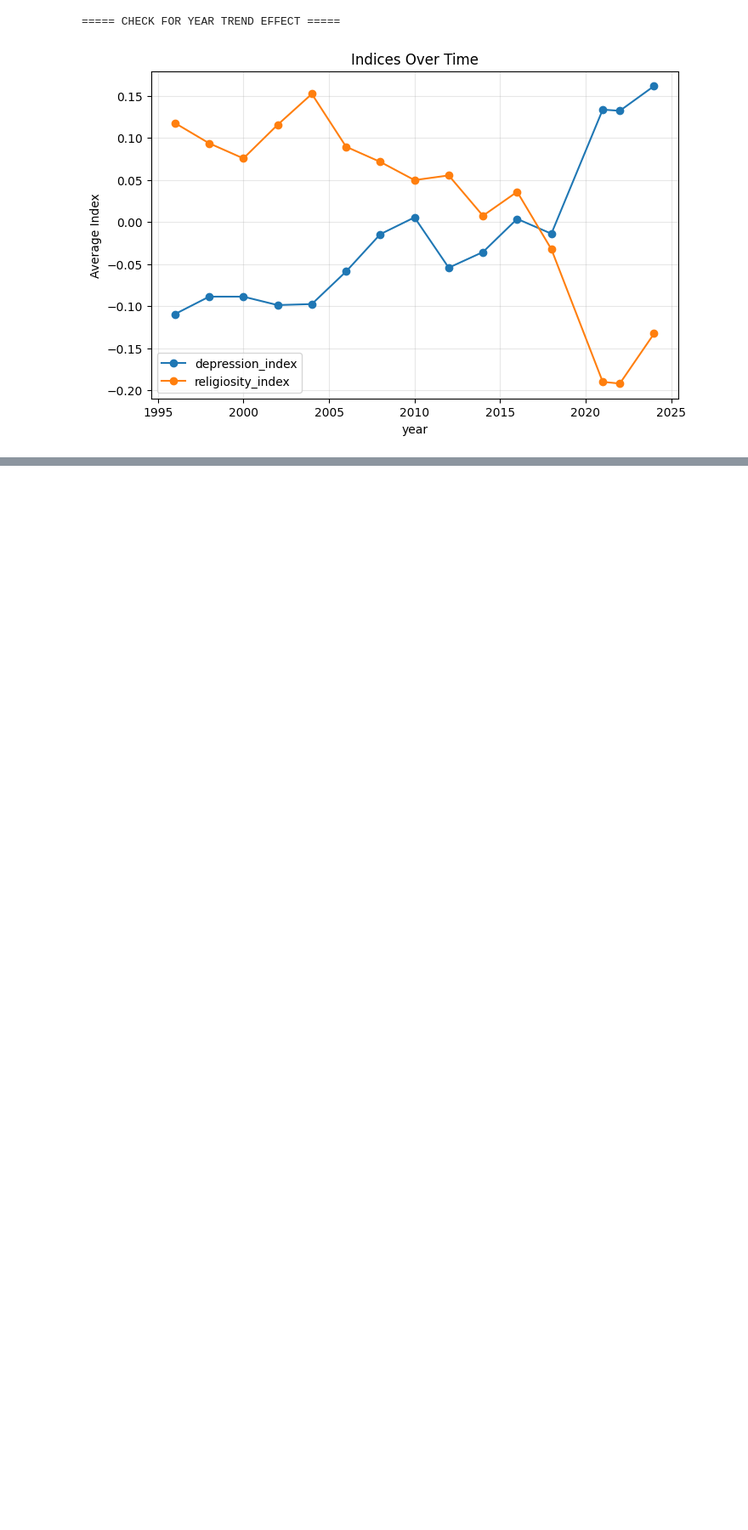
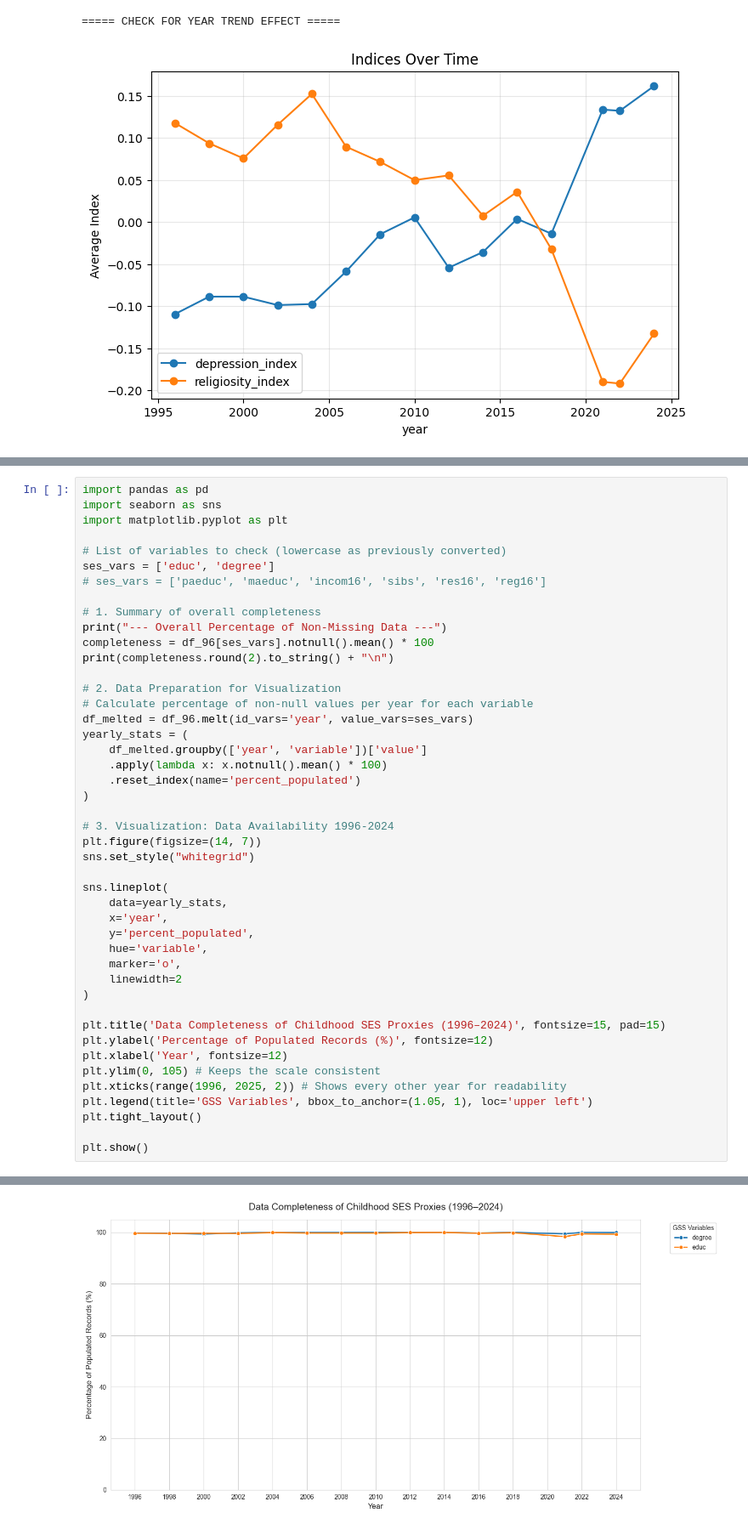
Before and after one commit to WillHDev/Nike_VS._Addidas, a Jupyter notebook: rel_&_dep_indeces.ipynb, the cells around one changed output, grey strips where cells are left out. Shown at 85% size. Cells and saved outputs as stored; diff of their text form; blank space fills up the shorter version.

```diff
--- a/rel_&_dep_indeces.ipynb
+++ b/rel_&_dep_indeces.ipynb
@@ -527,0 +533,46 @@ Religiosity index range: -1.7204310403202971 1.6709231804342661
+# %%
+import pandas as pd
+import seaborn as sns
+import matplotlib.pyplot as plt
+
+# List of variables to check (lowercase as previously converted)
+ses_vars = ['educ', 'degree']
+# ses_vars = ['paeduc', 'maeduc', 'incom16', 'sibs', 'res16', 'reg16']
+
+# 1. Summary of overall completeness
+print("--- Overall Percentage of Non-Missing Data ---")
+completeness = df_96[ses_vars].notnull().mean() * 100
+print(completeness.round(2).to_string() + "\n")
+
+# 2. Data Preparation for Visualization
+# Calculate percentage of non-null values per year for each variable
+df_melted = df_96.melt(id_vars='year', value_vars=ses_vars)
+yearly_stats = (
+    df_melted.groupby(['year', 'variable'])['value']
+    .apply(lambda x: x.notnull().mean() * 100)
+    .reset_index(name='percent_populated')
+)
+
+# 3. Visualization: Data Availability 1996-2024
+plt.figure(figsize=(14, 7))
+sns.set_style("whitegrid")
+
+sns.lineplot(
+    data=yearly_stats,
+    x='year',
+    y='percent_populated',
+    hue='variable',
+    marker='o',
+    linewidth=2
+)
+
+plt.title('Data Completeness of Childhood SES Proxies (1996–2024)', fontsize=15, pad=15)
+plt.ylabel('Percentage of Populated Records (%)', fontsize=12)
+plt.xlabel('Year', fontsize=12)
+plt.ylim(0, 105) # Keeps the scale consistent
+plt.xticks(range(1996, 2025, 2)) # Shows every other year for readability
+plt.legend(title='GSS Variables', bbox_to_anchor=(1.05, 1), loc='upper left')
+plt.tight_layout()
+
+plt.show()
+# %% [output]
@@ -527,0 +582 @@ Religiosity index range: -1.7204310403202971 1.6709231804342661
+[figure, added]
```
Also changed, not shown: parts of 4 cells of this notebook, 5 other files.
